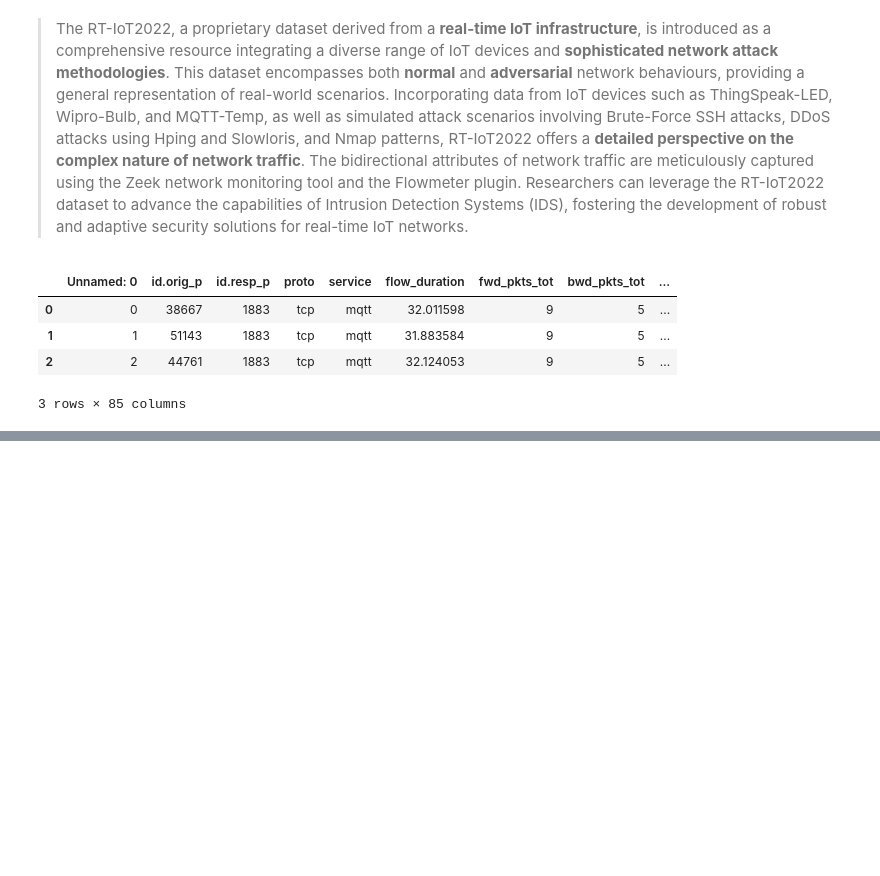
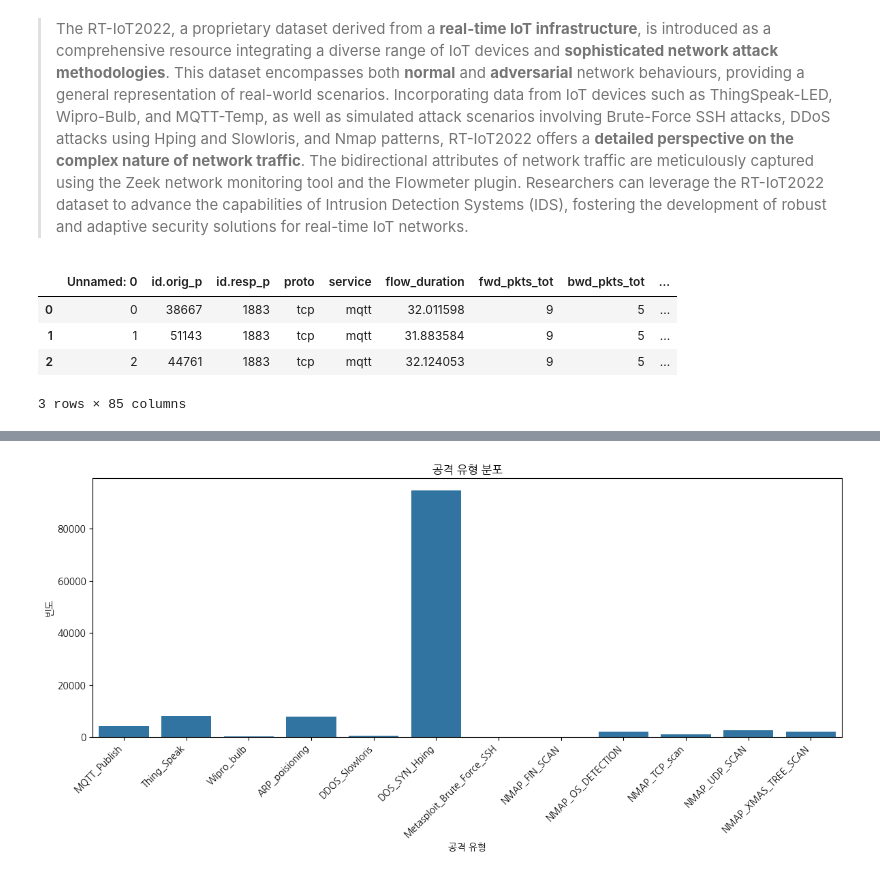
Before and after one commit to Basic-Track-Team5/term-project, a Jupyter notebook: main.ipynb, the cells around one changed output, grey strips where cells are left out. Cells and saved outputs as stored; diff of their text form; code cells hidden in the pictures; blank space fills up the shorter version.

Commit message:
feat: font init

```diff
--- a/main.ipynb
+++ b/main.ipynb
@@ -5,3 +9,9 @@
+# %%
+import matplotlib.font_manager as fm
+import matplotlib.pyplot as plt
+
+# 폰트 설정 (https://github.com/Basic-Track-Team5/term-project/issues/2 폰트 설치가 되지 않았다면 먼저 진행)
+plt.rc('font', family='NanumGothic')
 # %%
 import numpy as np
 import pandas as pd
@@ -9,10 +19,10 @@ import matplotlib.pyplot as plt
 import seaborn as sns
 
 
-# Load the dataset
-data = pd.read_csv('RT_IoT2022.csv')
+# 데이터 로드
+df = pd.read_csv('RT_IoT2022.csv')
 
-data.head(3)
+df.head(3)
 # %% [output]
 |  | Unnamed: 0 | id.orig_p | id.resp_p | proto | service | flow_duration | fwd_pkts_tot | bwd_pkts_tot | ... |
 | 0 | 0 | 38667 | 1883 | tcp | mqtt | 32.011598 | 9 | 5 | ... |
@@ -54,0 +103,12 @@ data.describe()
+# %%
+# target variable ('Attack_type') distribution visualization
+plt.figure(figsize=(12, 6))
+sns.countplot(x='Attack_type', data=df)
+plt.title('공격 유형 분포')
+plt.xlabel('공격 유형')
+plt.ylabel('빈도')
+plt.xticks(rotation=45, ha='right')
+plt.tight_layout()
+plt.show()
+# %% [output]
+[figure, added]
```
Also changed, not shown: parts of 8 cells of this notebook.
